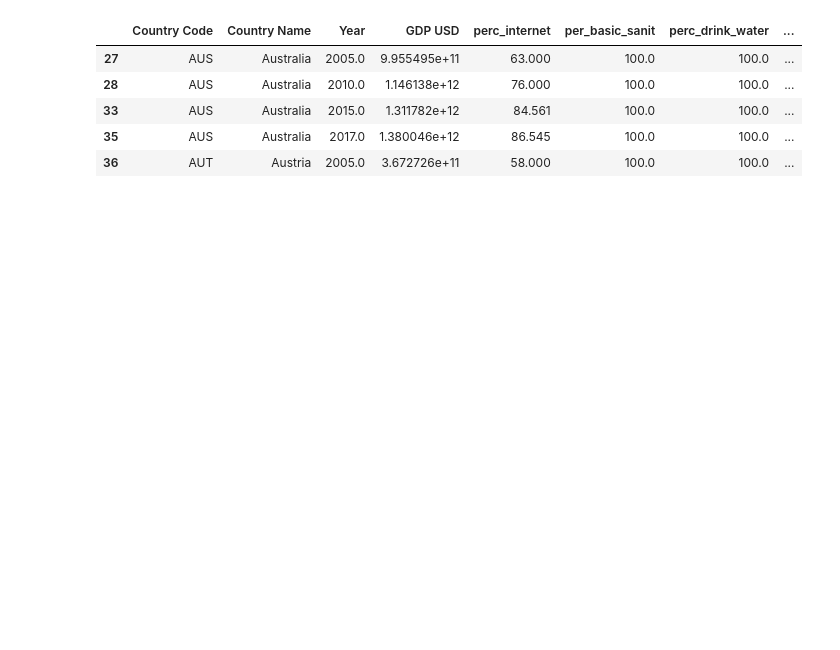
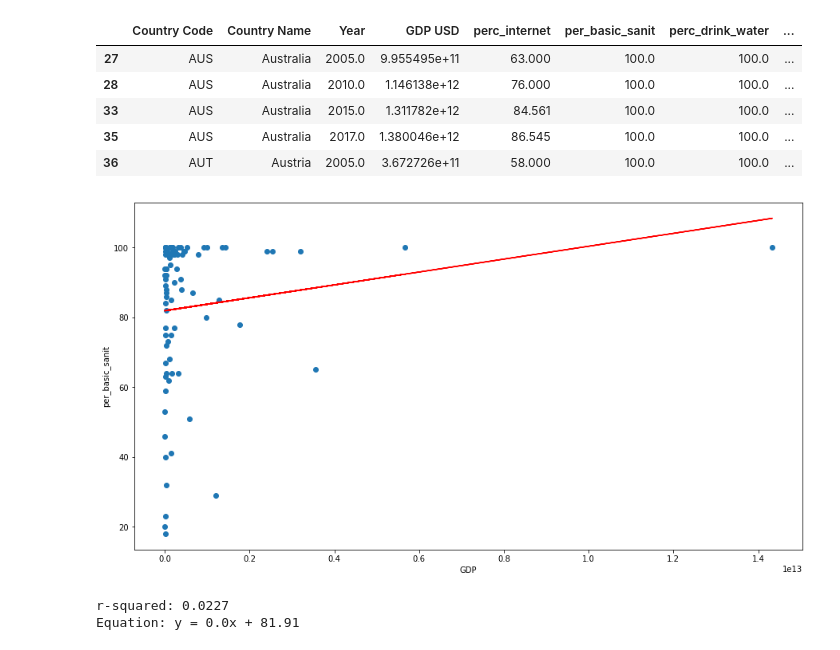
Before and after one commit to matheusgratz/world_bank_vs_human_development_project_1, a Jupyter notebook: VersionLuis.ipynb, the cells around one changed output. Cells and saved outputs as stored; diff of their text form; code cells hidden in the pictures; blank space fills up the shorter version.

```diff
--- a/VersionLuis.ipynb
+++ b/VersionLuis.ipynb
@@ -579,10 +563,11 @@ small_world_years.head()
 | 35 | AUS | Australia | 2017.0 | 1.380046e+12 | 86.545 | 100.0 | 100.0 | ... |
 | 36 | AUT | Austria | 2005.0 | 3.672726e+11 | 58.000 | 100.0 | 100.0 | ... |
 # %%
-def regression(xval,yval,indicator_1,indicator_2,Title):
+def regression(xval,yval,indicator_1,indicator_2):
     (slope, intercept, rvalue, pvalue, stderr) = linregress(x_values, y_values)
     regress_values = x_values * slope + intercept
     line_eq = "y = " + str(round(slope,2)) + "x + " + str(round(intercept,2))
+    plt.figure(figsize=(15,8))
     plt.scatter(x_values,y_values)
     plt.plot(x_values,regress_values,"r-")
     plt.xlabel(indicator_1)
@@ -590,3 +575,11 @@ def regression(xval,yval,indicator_1,indicator_2,Title):
     plt.show()
     print(f"r-squared: {round(rvalue**2,4)}")
     print(f"Equation: {line_eq}")
+# %%
+x_values=small_world["GDP USD"].loc[small_world["Year"]==2005]
+y_values=small_world["per_basic_sanit"].loc[small_world["Year"]==2005]
+regression(x_values,y_values,"GDP","per_basic_sanit")
+# %% [output]
+[figure, added]
+r-squared: 0.0227
+Equation: y = 0.0x + 81.91
```
Also changed, not shown: parts of 1 cell of this notebook.
